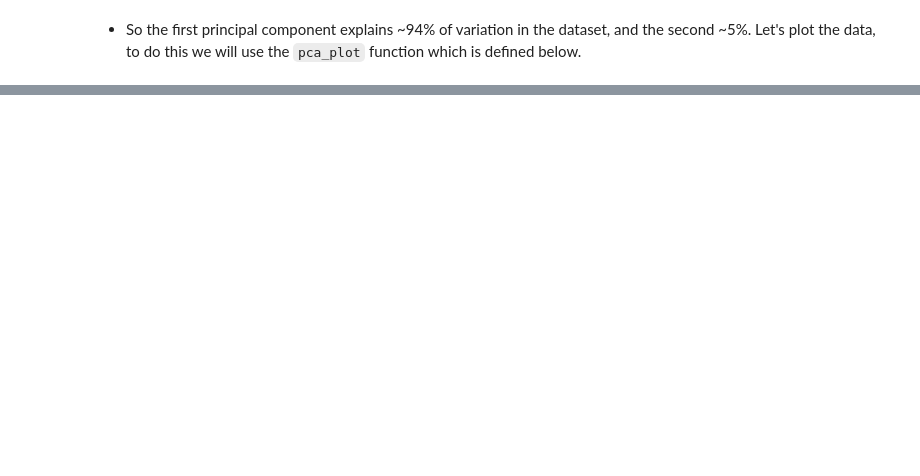
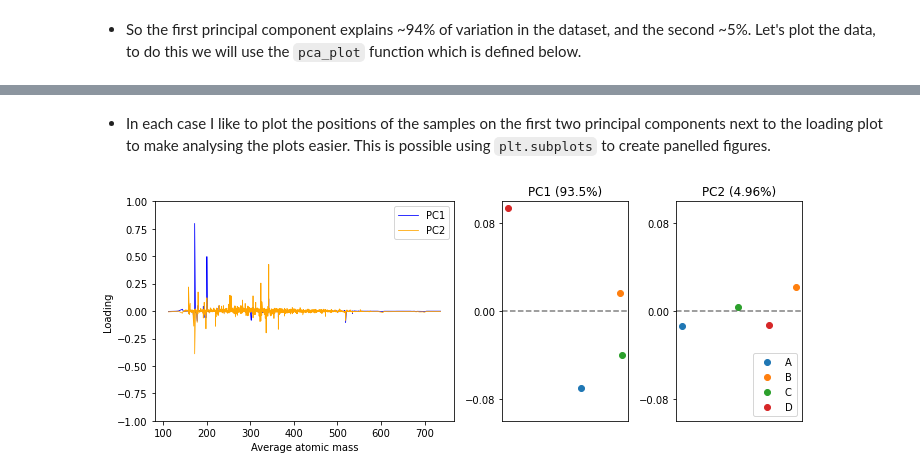
Before and after one commit to Kzra/pykrev, a Jupyter notebook: docs/PCAwithPyKrev.ipynb, the cells around one changed output, grey strips where cells are left out. Cells and saved outputs as stored; diff of their text form; code cells hidden in the pictures; blank space fills up the shorter version.

````diff
--- a/docs/PCAwithPyKrev.ipynb
+++ b/docs/PCAwithPyKrev.ipynb
@@ -131,0 +136,10 @@ loadingDF.head()
+# %%
+def mass_loading_plot(loadingDF):
+    """This function takes a loading dataframe and plots the loadings of the first 2 PCs against mass"""
+    formula = list(loadingDF.index)
+    pk.mass_spectrum(formula_list=formula, peak_intensities= loadingDF.iloc[:,0],method = 'average', normalise= False, color = 'b')
+    pk.mass_spectrum(formula_list=formula, peak_intensities= loadingDF.iloc[:,1],method = 'average', normalise= False, color = 'orange')
+    plt.ylabel('Loading')
+    plt.legend(['PC1','PC2'])
+
+    return plt.gcf(), plt.gca()
@@ -131,0 +236,32 @@ loadingDF.head()
+# %% [markdown]
+* In each case I like to plot the positions of the samples on the first two principal components next to the loading plot to make analysing the plots easier. This is possible using ```plt.subplots``` to create panelled figures.
+# %%
+## MASS LOADINGS
+varExplained = pca.explained_variance_ratio_ #variance explained in your PCA results
+group_names = ['A','B','C','D'] # sample names
+plt.figure(figsize=(10, 4)) # create the overall figure
+plt.subplot(1,4,(1,2)) #take the first two panels of the subplot for the loading plot
+mass_loading_plot(loadingDF)
+plt.ylim(-1,1) # centre the y axis
+plt.subplot(1,4,3) #take the third panel for the PC1 plot
+for i in range(0,4):
+    ## the np.random function shudders the x coordinates of the points, which is necessary to prevent overlap
+    plt.scatter(np.random.uniform(-.1,.1, 1),pca_result[i,0])
+plt.title(f'PC1 ({str(varExplained[0]*100)[:4]}%)') #include the % variance explained in the
+plt.ylim(-.1,.1)
+plt.xticks([])
+plt.yticks([-.08,0,.08])
+plt.axhline(0, color='k', linestyle = '--', alpha = 0.5)
+plt.subplot(1,4,4) #take the final panel for the PC2 plot
+for i in range(0,4):
+    plt.scatter(np.random.uniform(-.1,.1, 1),pca_result[i,1])
+plt.title(f'PC2 ({str(varExplained[1]*100)[:4]}%)')
+plt.ylim(-.1,.1)
+plt.xticks([])
+plt.yticks([-.08,0,.08])
+plt.legend(group_names, loc = 'lower right')
+plt.axhline(0, color='k', linestyle = '--', alpha = 0.5)
+plt.tight_layout()
+plt.show()
+# %% [output]
+[figure, added]
````
Also changed, not shown: parts of 16 cells of this notebook, 25 other files.
